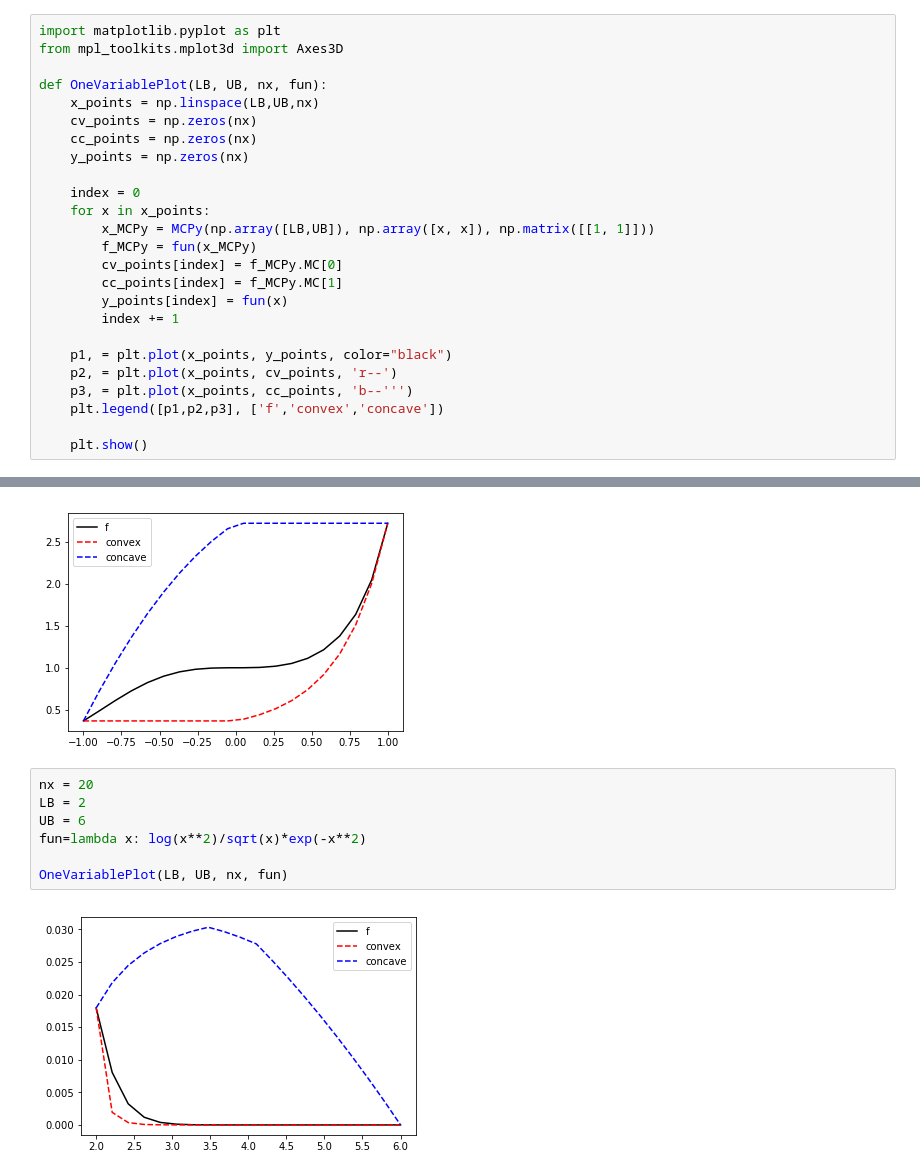
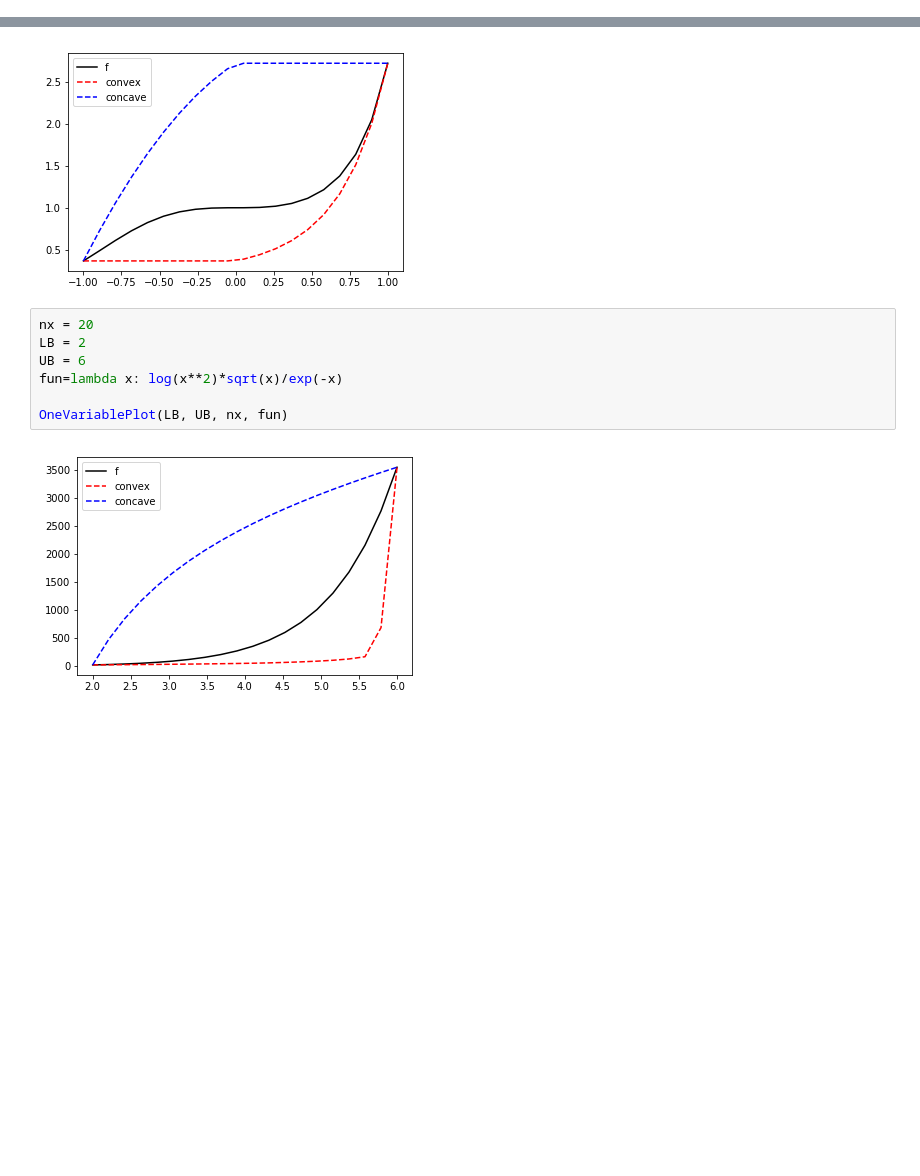
Before and after one commit to shaoyuanxun/MCPy, a Jupyter notebook: examples.ipynb, the cells around one changed output, grey strips where cells are left out. Cells and saved outputs as stored; diff of their text form; blank space fills up the shorter version.

```diff
--- a/examples.ipynb
+++ b/examples.ipynb
@@ -46,25 +45,0 @@ The concave overestimator is:  -5.27309302194
-# %%
-import matplotlib.pyplot as plt
-from mpl_toolkits.mplot3d import Axes3D
-
-def OneVariablePlot(LB, UB, nx, fun):
-    x_points = np.linspace(LB,UB,nx)
-    cv_points = np.zeros(nx)
-    cc_points = np.zeros(nx)
-    y_points = np.zeros(nx)
-
-    index = 0
-    for x in x_points:
-        x_MCPy = MCPy(np.array([LB,UB]), np.array([x, x]), np.matrix([[1, 1]]))
-        f_MCPy = fun(x_MCPy)
-        cv_points[index] = f_MCPy.MC[0]
-        cc_points[index] = f_MCPy.MC[1]
-        y_points[index] = fun(x)
-        index += 1
-
-    p1, = plt.plot(x_points, y_points, color="black")
-    p2, = plt.plot(x_points, cv_points, 'r--')
-    p3, = plt.plot(x_points, cc_points, 'b--''')
-    plt.legend([p1,p2,p3], ['f','convex','concave'])
-
-    plt.show()
@@ -80,9 +59,9 @@ OneVariablePlot(LB, UB, nx, fun)
 # %%
 nx = 20
 LB = 2
 UB = 6
-fun=lambda x: log(x**2)/sqrt(x)*exp(-x**2)
+fun=lambda x: log(x**2)*sqrt(x)/exp(-x)
 
 OneVariablePlot(LB, UB, nx, fun)
 # %% [output]
-[figure, old version]
+[figure, new version]
```
Also changed, not shown: parts of 10 cells of this notebook, 4 other files.
